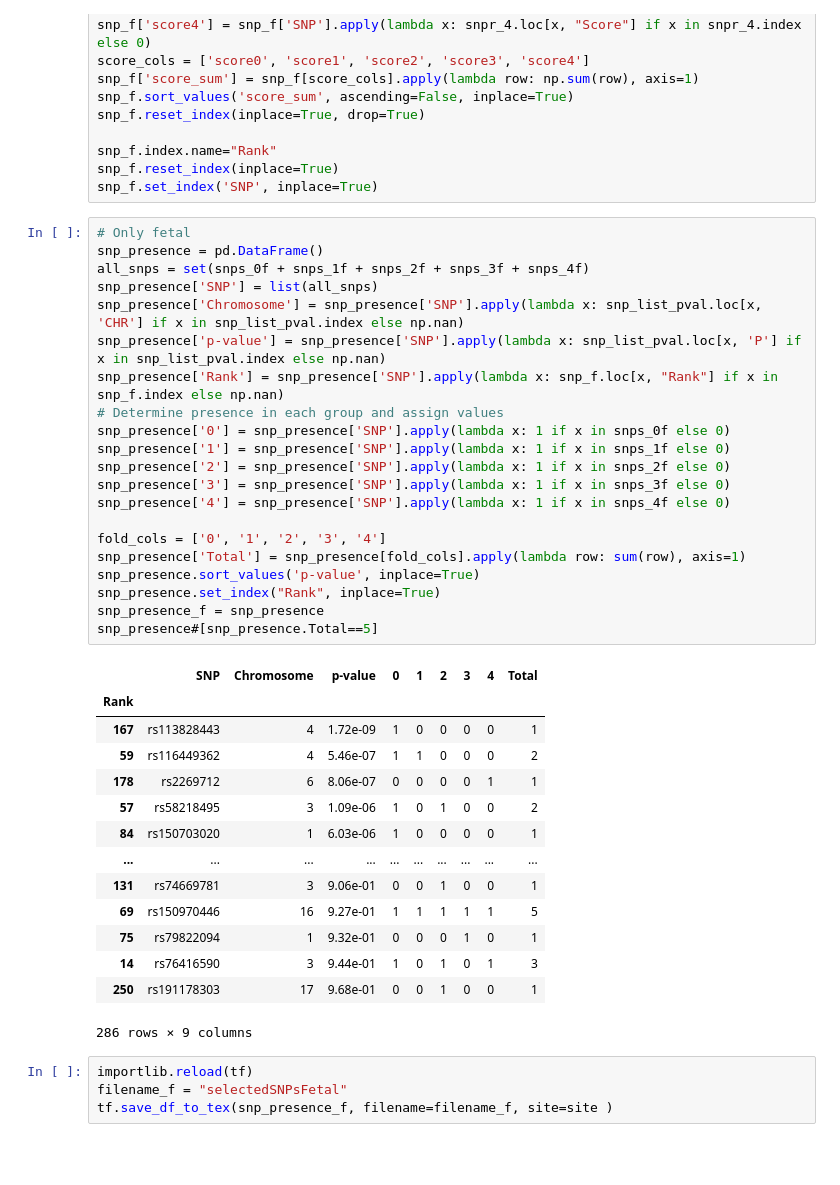
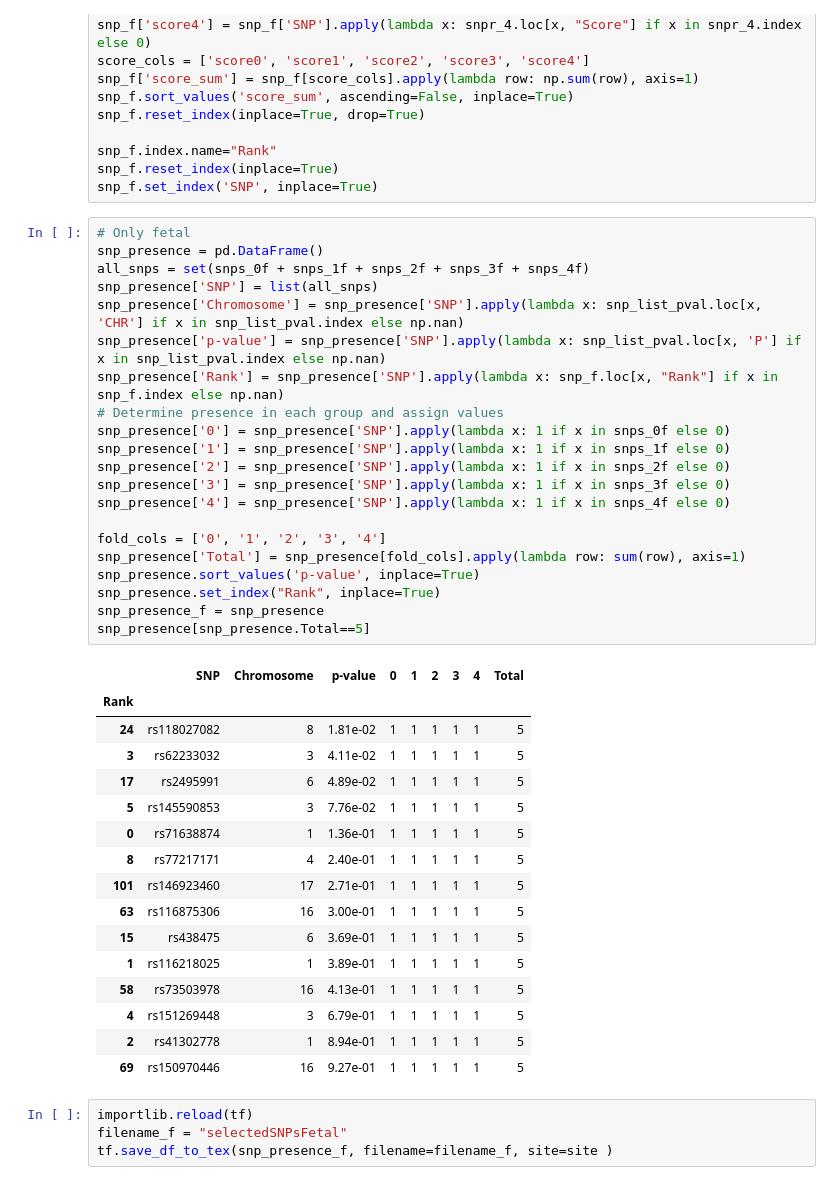
Before and after one commit to PerinatalLab/ml_genetics, a Jupyter notebook: workflow/scripts/tables/meta_tables.ipynb, the cells around one changed output. Drawn from its saved outputs; the diff is of its cells as text; blank space fills up the shorter version.

```diff
--- a/workflow/scripts/tables/meta_tables.ipynb
+++ b/workflow/scripts/tables/meta_tables.ipynb
@@ -269,39 +269,41 @@ snp_f.set_index('SNP', inplace=True)
 # %%
 # Only fetal
 snp_presence = pd.DataFrame()
 all_snps = set(snps_0f + snps_1f + snps_2f + snps_3f + snps_4f)
 snp_presence['SNP'] = list(all_snps)
 snp_presence['Chromosome'] = snp_presence['SNP'].apply(lambda x: snp_list_pval.loc[x, 'CHR'] if x in snp_list_pval.index else np.nan)
 snp_presence['p-value'] = snp_presence['SNP'].apply(lambda x: snp_list_pval.loc[x, 'P'] if x in snp_list_pval.index else np.nan)
 snp_presence['Rank'] = snp_presence['SNP'].apply(lambda x: snp_f.loc[x, "Rank"] if x in snp_f.index else np.nan)
 # Determine presence in each group and assign values
 snp_presence['0'] = snp_presence['SNP'].apply(lambda x: 1 if x in snps_0f else 0)
 snp_presence['1'] = snp_presence['SNP'].apply(lambda x: 1 if x in snps_1f else 0)
 snp_presence['2'] = snp_presence['SNP'].apply(lambda x: 1 if x in snps_2f else 0)
 snp_presence['3'] = snp_presence['SNP'].apply(lambda x: 1 if x in snps_3f else 0)
 snp_presence['4'] = snp_presence['SNP'].apply(lambda x: 1 if x in snps_4f else 0)
 
 fold_cols = ['0', '1', '2', '3', '4']
 snp_presence['Total'] = snp_presence[fold_cols].apply(lambda row: sum(row), axis=1)
 snp_presence.sort_values('p-value', inplace=True)
 snp_presence.set_index("Rank", inplace=True)
 snp_presence_f = snp_presence
-snp_presence#[snp_presence.Total==5]
+snp_presence[snp_presence.Total==5]
 # %% [output]
 |  | SNP | Chromosome | p-value | 0 | 1 | 2 | 3 | 4 | Total |
 | Rank |  |  |  |  |  |  |  |  |  |
-| 167 | rs113828443 | 4 | 1.72e-09 | 1 | 0 | 0 | 0 | 0 | 1 |
-| 59 | rs116449362 | 4 | 5.46e-07 | 1 | 1 | 0 | 0 | 0 | 2 |
-| 178 | rs2269712 | 6 | 8.06e-07 | 0 | 0 | 0 | 0 | 1 | 1 |
-| 57 | rs58218495 | 3 | 1.09e-06 | 1 | 0 | 1 | 0 | 0 | 2 |
-| 84 | rs150703020 | 1 | 6.03e-06 | 1 | 0 | 0 | 0 | 0 | 1 |
-| ... | ... | ... | ... | ... | ... | ... | ... | ... | ... |
-| 131 | rs74669781 | 3 | 9.06e-01 | 0 | 0 | 1 | 0 | 0 | 1 |
+| 24 | rs118027082 | 8 | 1.81e-02 | 1 | 1 | 1 | 1 | 1 | 5 |
+| 3 | rs62233032 | 3 | 4.11e-02 | 1 | 1 | 1 | 1 | 1 | 5 |
+| 17 | rs2495991 | 6 | 4.89e-02 | 1 | 1 | 1 | 1 | 1 | 5 |
+| 5 | rs145590853 | 3 | 7.76e-02 | 1 | 1 | 1 | 1 | 1 | 5 |
+| 0 | rs71638874 | 1 | 1.36e-01 | 1 | 1 | 1 | 1 | 1 | 5 |
+| 8 | rs77217171 | 4 | 2.40e-01 | 1 | 1 | 1 | 1 | 1 | 5 |
+| 101 | rs146923460 | 17 | 2.71e-01 | 1 | 1 | 1 | 1 | 1 | 5 |
+| 63 | rs116875306 | 16 | 3.00e-01 | 1 | 1 | 1 | 1 | 1 | 5 |
+| 15 | rs438475 | 6 | 3.69e-01 | 1 | 1 | 1 | 1 | 1 | 5 |
+| 1 | rs116218025 | 1 | 3.89e-01 | 1 | 1 | 1 | 1 | 1 | 5 |
+| 58 | rs73503978 | 16 | 4.13e-01 | 1 | 1 | 1 | 1 | 1 | 5 |
+| 4 | rs151269448 | 3 | 6.79e-01 | 1 | 1 | 1 | 1 | 1 | 5 |
+| 2 | rs41302778 | 1 | 8.94e-01 | 1 | 1 | 1 | 1 | 1 | 5 |
 | 69 | rs150970446 | 16 | 9.27e-01 | 1 | 1 | 1 | 1 | 1 | 5 |
-| 75 | rs79822094 | 1 | 9.32e-01 | 0 | 0 | 0 | 1 | 0 | 1 |
-| 14 | rs76416590 | 3 | 9.44e-01 | 1 | 0 | 1 | 0 | 1 | 3 |
-| 250 | rs191178303 | 17 | 9.68e-01 | 0 | 0 | 1 | 0 | 0 | 1 |
-286 rows × 9 columns
 # %%
 importlib.reload(tf)
 filename_f = "selectedSNPsFetal"
```
